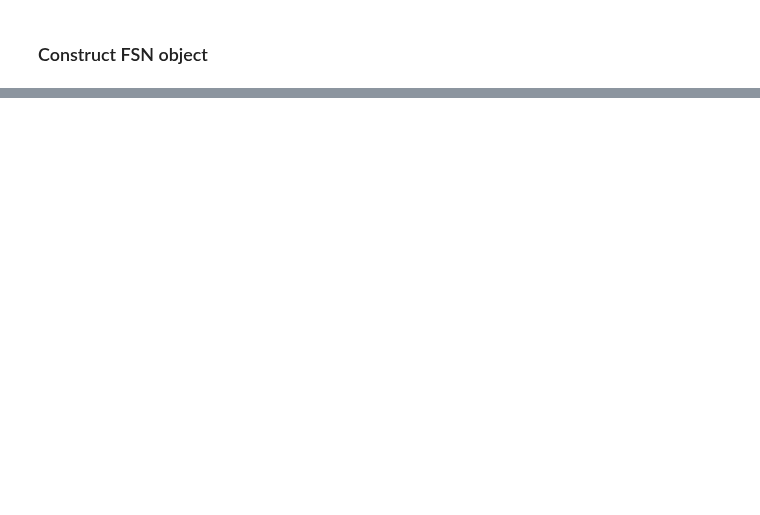
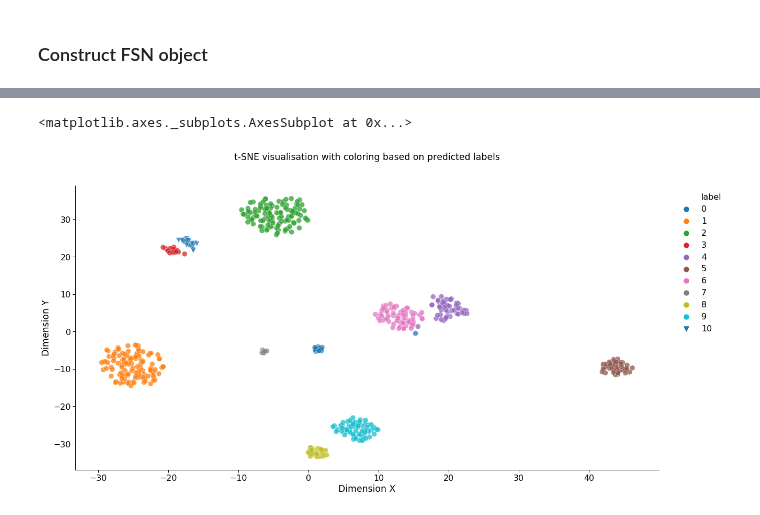
Before and after one commit to AlexWorldD/NetEmbs, a Jupyter notebook: RefactorMe.ipynb, the cells around one changed output, grey strips where cells are left out. Saved outputs shown, nothing was run; the diff lists cells and outputs as text; code cells hidden in the pictures; blank space fills up the shorter version.

```diff
--- a/RefactorMe.ipynb
+++ b/RefactorMe.ipynb
@@ -28,0 +51,5 @@ draw_fsn(fsn, add_node_labels=False)
+# %%
+# 4.  ///////// Getting Skip-Grams \\\\\\\\\\\\
+skip_grams, tr = get_SkipGrams(fsn, use_cache=True)
+# 5.  ///////// Getting embeddings \\\\\\\\\\\\
+embeddings = get_embeddings(skip_grams, tr)
@@ -28,0 +82,2 @@ draw_fsn(fsn, add_node_labels=False)
+# %%
+cl_labs = cl_Agglomerative(embeddings, 11)
@@ -28,0 +86,5 @@ draw_fsn(fsn, add_node_labels=False)
+# %%
+draw_embeddings(cl_labs)
+# %% [output]
+<matplotlib.axes._subplots.AxesSubplot at 0x...>
+[figure, added]
```
Also changed, not shown: parts of 10 cells of this notebook, 5 other files.
